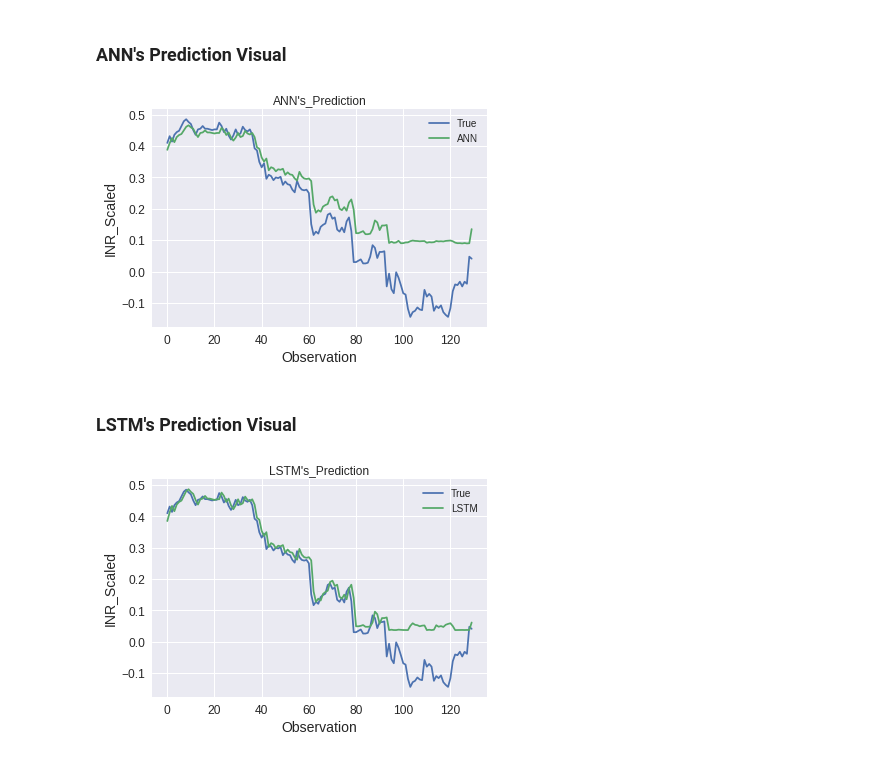
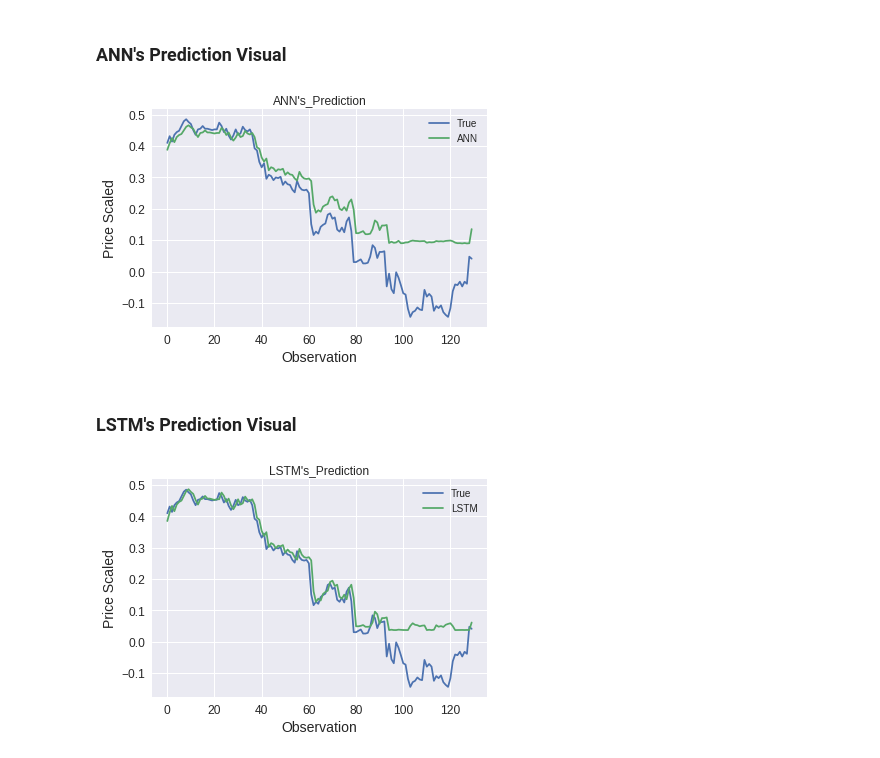
Before and after one commit to mengwangk/ai-playground, a Jupyter notebook: notebook/LSTM.ipynb, the cells around one changed output. Cells and saved outputs as stored; diff of their text form; code cells hidden in the pictures.

```diff
--- a/notebook/LSTM.ipynb
+++ b/notebook/LSTM.ipynb
@@ -709,13 +727,13 @@ results.to_excel('PredictionResults_ANN-LSTM_NonShift.xlsx')
 # %%
 plt.plot(y_test, label='True')
 plt.plot(y_pred_test_ANN, label='ANN')
 plt.title("ANN's_Prediction")
 plt.xlabel('Observation')
-plt.ylabel('INR_Scaled')
+plt.ylabel('Price Scaled')
 plt.legend()
 plt.show()
 # %% [output]
-[figure, old version]
+[figure, new version]
 # %% [markdown]
 ### LSTM's Prediction Visual
 # %%
@@ -723,8 +741,8 @@ plt.plot(y_test, label='True')
 plt.plot(y_pred_test_LSTM, label='LSTM')
 plt.title("LSTM's_Prediction")
 plt.xlabel('Observation')
-plt.ylabel('INR_Scaled')
+plt.ylabel('Price Scaled')
 plt.legend()
 plt.show()
 # %% [output]
-[figure, old version]
+[figure, new version]
```
Also changed, not shown: parts of 1 cell of this notebook.
